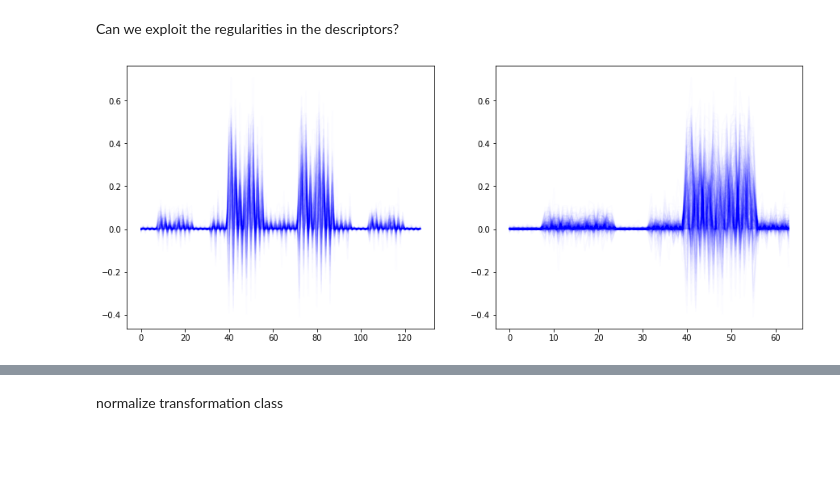
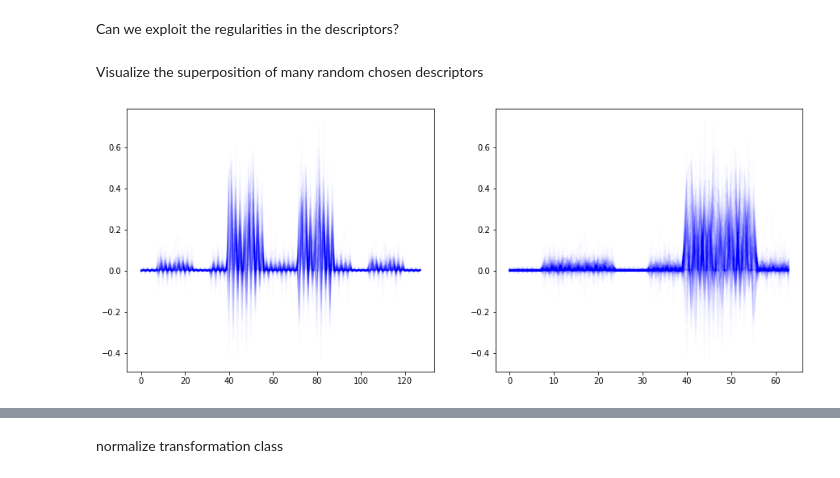
Before and after one commit to donaldssh/3DAR_project_descriptors, a Jupyter notebook: Surf_Autoencoder_development.ipynb, the cells around one changed output, grey strips where cells are left out. Cells and saved outputs as stored; diff of their text form; code cells hidden in the pictures; blank space fills up the shorter version.

```diff
--- a/Surf_Autoencoder_development.ipynb
+++ b/Surf_Autoencoder_development.ipynb
@@ -112,13 +112,17 @@ train_set
 83866 rows × 128 columns
 # %% [markdown]
 Can we exploit the regularities in the descriptors?
+# %% [markdown]
+Visualize the superposition of many random chosen descriptors
 # %%
+
 fig, ax = plt.subplots(1,2,figsize=(15,6))
 
-for i in range(1000,1300):
-    ax[0].plot(range(128), train_set.iloc[i,:], alpha=0.01, color='blue')
+for i in range(300):
+    n = int(np.ceil(np.random.uniform()*len(train_set)))
+    ax[0].plot(range(128), train_set.iloc[n,:], alpha=0.01, color='blue')
 
-    ax[1].plot(range(64), train_set.iloc[i,0:64], alpha=0.01, color='blue')
-    ax[1].plot(range(64),train_set.iloc[i,128:63:-1], alpha= 0.01, color='blue')
+    ax[1].plot(range(64), train_set.iloc[n,0:64], alpha=0.01, color='blue')
+    ax[1].plot(range(64),train_set.iloc[n,128:63:-1], alpha= 0.01, color='blue')
 # %% [output]
-[figure, old version]
+[figure, new version]
```
Also changed, not shown: parts of 2 cells of this notebook.
